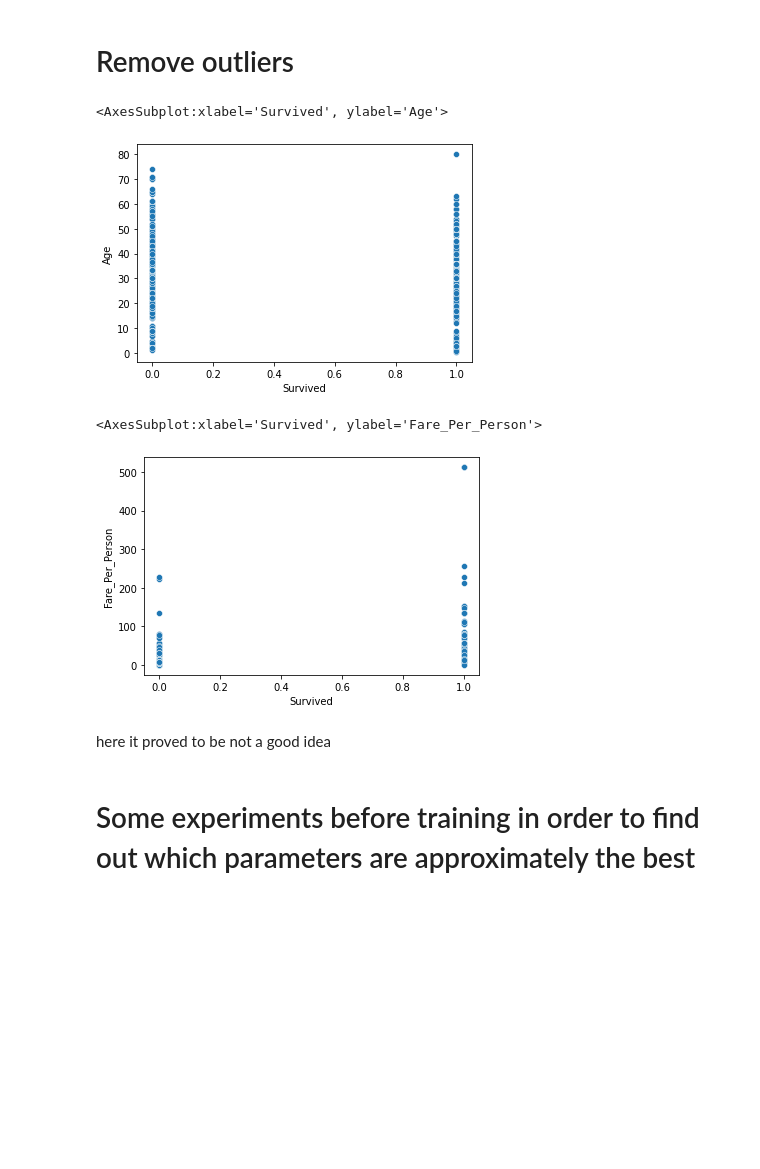
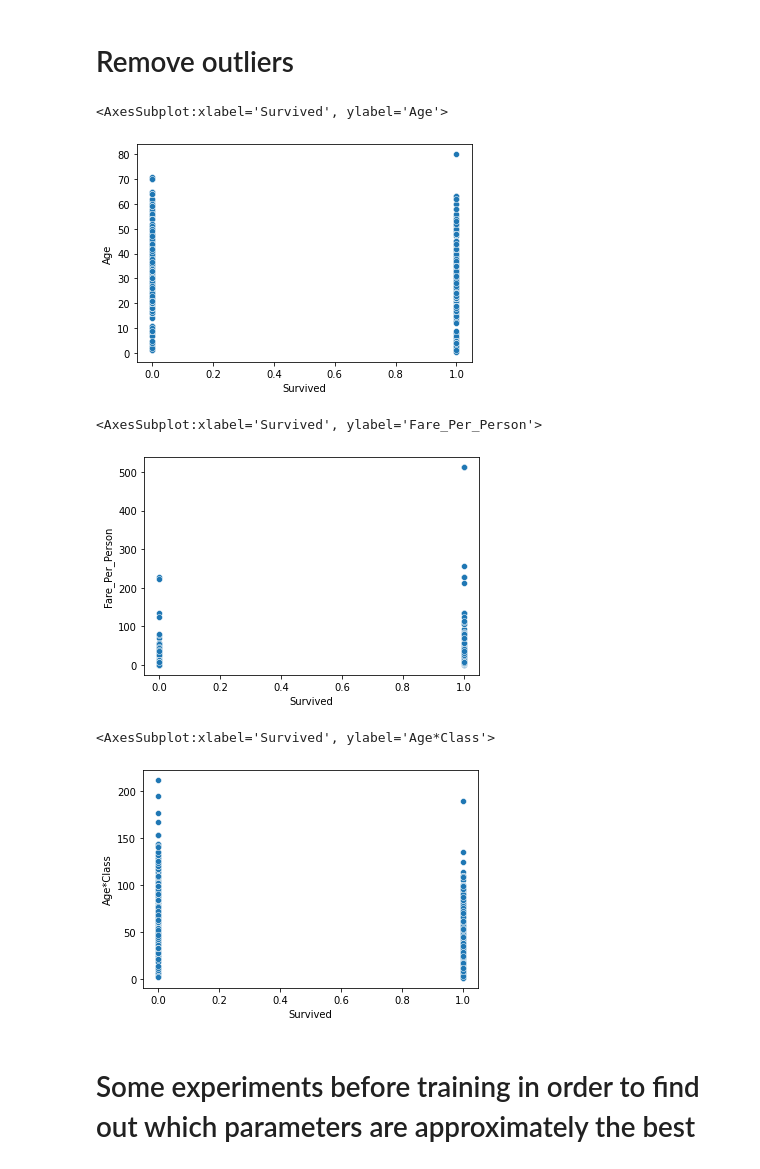
Before and after one commit to Ilshat-Akhmetov/Titanic_Kaggle_Competition, a Jupyter notebook: Titanic.ipynb, the cells around one changed output. Cells and saved outputs as stored; diff of their text form; code cells hidden in the pictures; blank space fills up the shorter version.

```diff
--- a/Titanic.ipynb
+++ b/Titanic.ipynb
@@ -7,11 +7,9 @@ import seaborn as sns
 
 import re
 
-import catboost
-
 from sklearn.preprocessing import StandardScaler
 from sklearn.linear_model import LogisticRegression
-from sklearn.ensemble import RandomForestClassifier
+from sklearn.ensemble import RandomForestClassifier, IsolationForest
 from sklearn.model_selection import train_test_split, GridSearchCV, cross_val_score
 from sklearn.preprocessing import LabelEncoder
 from sklearn.metrics import (classification_report,
@@ -21,9 +19,12 @@ from sklearn.metrics import (classification_report,
                              precision_recall_curve,
                              roc_auc_score)
 
+import warnings
+warnings.filterwarnings('ignore')
+
 import scipy.stats as sps
 
-rand_state = 115
+rand_state = 9789#9789#555#115
 # %% [markdown]
 # Data overview
 # %%
@@ -280,14 +218,14 @@ See the caveats in the documentation: https://pandas.pydata.org/pandas-docs/stab
 sns.scatterplot(train_value, train_data['Age'])
 # %% [output]
 <AxesSubplot:xlabel='Survived', ylabel='Age'>
-[figure, old version]
+[figure, new version]
 # %%
-outl_age = train_data['Age']>=76
+outl_age = train_data['Age']>76
 train_data = train_data[~outl_age]
 train_value = train_value[~outl_age]
 # %%
 sns.scatterplot(train_value, train_data['Fare_Per_Person'])
 # %% [output]
 <AxesSubplot:xlabel='Survived', ylabel='Fare_Per_Person'>
-[figure, old version]
+[figure, new version]
 # %%
@@ -297,3 +235,6 @@ train_value = train_value[~outl_fare]
 # %%
-#sns.scatterplot(train_value, train_data['Age*Class'])
+sns.scatterplot(train_value, train_data['Age*Class'])
+# %% [output]
+<AxesSubplot:xlabel='Survived', ylabel='Age*Class'>
+[figure, added]
 # %%
@@ -303,5 +244,3 @@ train_value = train_value[~outl_fare]
-# %% [markdown]
-here it proved to be not a good idea
 # %% [markdown]
 # Some experiments before training in order to find out  which parameters are approximately the best
 # %%
```
Also changed, not shown: parts of 31 cells of this notebook.
